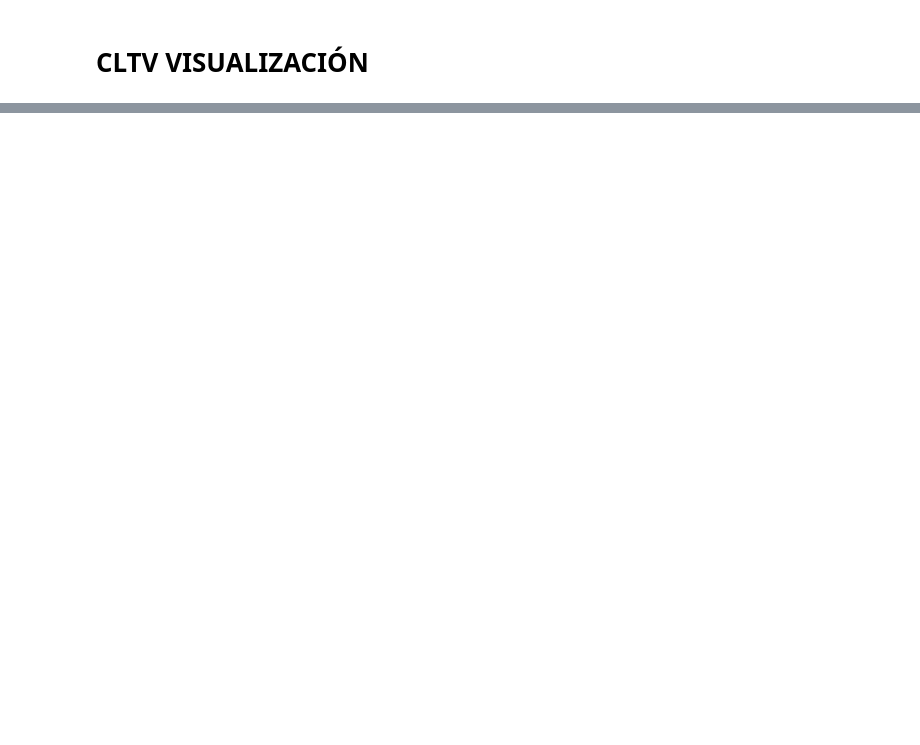
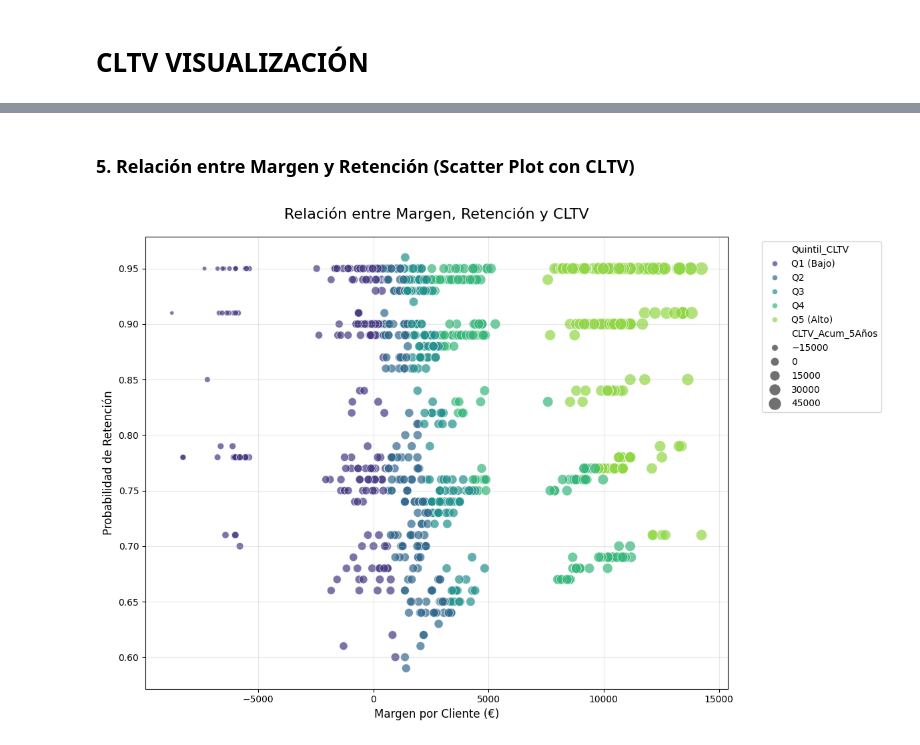
Before and after one commit to alejandromtnz/CLTV-Data-Integration, a Jupyter notebook: src/notebooks/CLTV_visualization.ipynb, the cells around one changed output, grey strips where cells are left out. Saved outputs shown, nothing was run; the diff lists cells and outputs as text; code cells hidden in the pictures; blank space fills up the shorter version.

```diff
--- a/src/notebooks/CLTV_visualization.ipynb
+++ b/src/notebooks/CLTV_visualization.ipynb
@@ -467,0 +162,16 @@ IF OBJECT_ID('tempdb..#TempCoeficientes') IS NOT NULL
+# %% [markdown]
+### 5. Relación entre Margen y Retención (Scatter Plot con CLTV)
+# %%
+plt.figure(figsize=(12, 8))
+sns.scatterplot(x='Margen', y='Retencion', hue='Quintil_CLTV',
+                data=df_CLTV.sample(1000), palette='viridis',
+                size='CLTV_Acum_5Años', sizes=(20, 200), alpha=0.7)
+plt.title('Relación entre Margen, Retención y CLTV', fontsize=16, pad=20)
+plt.xlabel('Margen por Cliente (€)', fontsize=12)
+plt.ylabel('Probabilidad de Retención', fontsize=12)
+plt.grid(alpha=0.3)
+plt.legend(bbox_to_anchor=(1.05, 1), loc='upper left')
+plt.tight_layout()
+plt.show()
+# %% [output]
+[figure, added]
```
Also changed, not shown: parts of 23 cells of this notebook.
